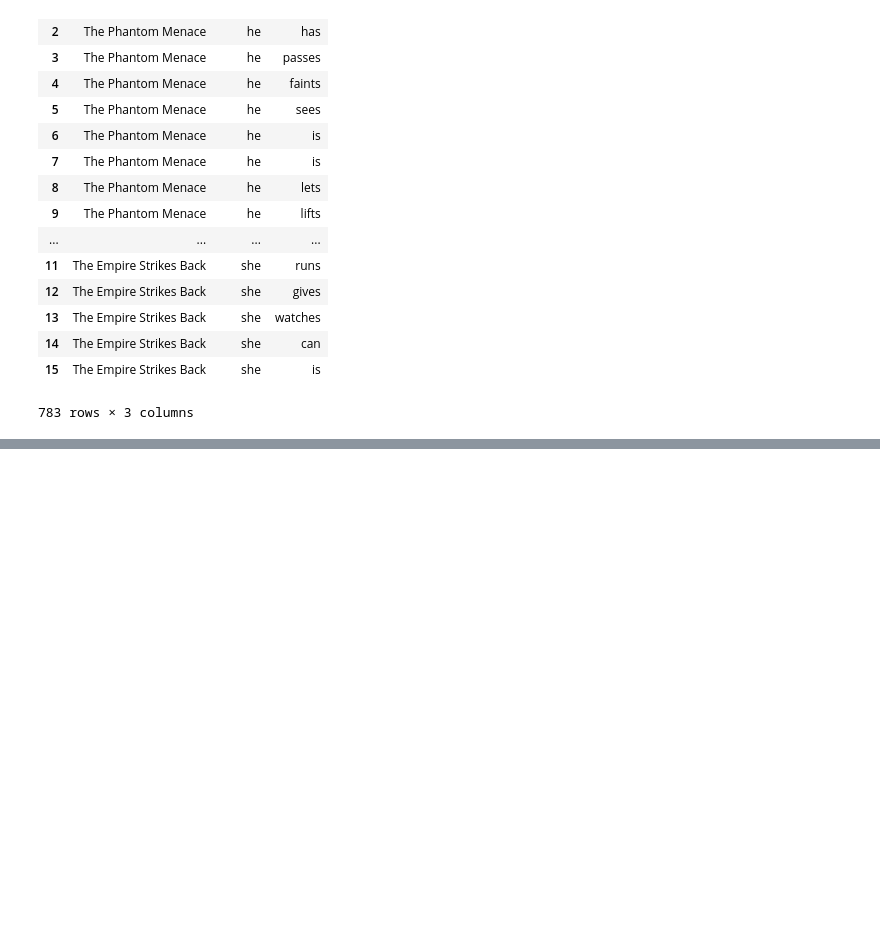
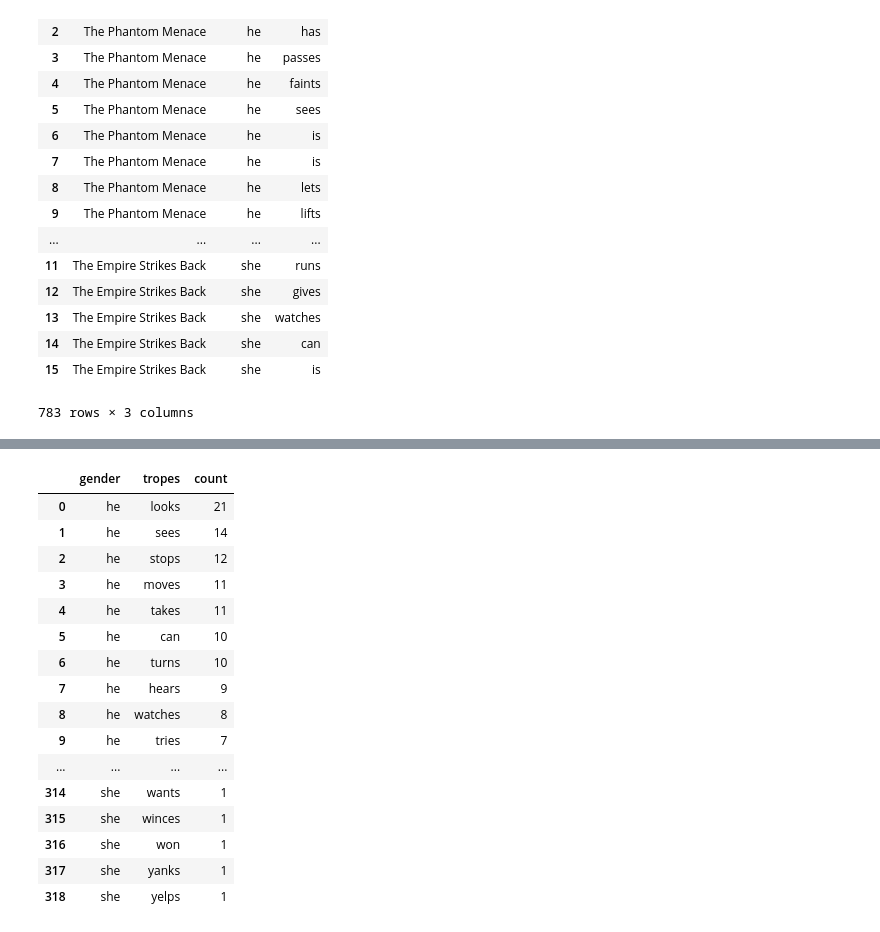
Before and after one commit to JulienAssouline/data-studios-projects, a Jupyter notebook: code/Star_Wars_project/Star Wars tropes.ipynb, the cells around one changed output, grey strips where cells are left out. Drawn from its saved outputs; the diff is of its cells as text; code cells hidden in the pictures; blank space fills up the shorter version.

```diff
--- a/code/Star_Wars_project/Star Wars tropes.ipynb
+++ b/code/Star_Wars_project/Star Wars tropes.ipynb
@@ -972,0 +999,23 @@ Star_Wars_tropes.to_csv("Star_Wars_tropes.csv")
+# %%
+Star_Wars_tropes_stop_words = Star_Wars_tropes[Star_Wars_tropes["tropes"] != "is"]
+Star_Wars_tropes_stop_words = Star_Wars_tropes_stop_words[Star_Wars_tropes_stop_words["tropes"] != "and"]
+Star_Wars_tropes_stop_words = Star_Wars_tropes_stop_words[Star_Wars_tropes_stop_words["tropes"] != "was"]
+Star_Wars_tropes_stop_words = Star_Wars_tropes_stop_words[Star_Wars_tropes_stop_words["tropes"] != "doesn"]
+Star_Wars_tropes_stop_words = Star_Wars_tropes_stop_words[Star_Wars_tropes_stop_words["tropes"] != "isn"]
+Star_Wars_tropes_stop_words = Star_Wars_tropes_stop_words[Star_Wars_tropes_stop_words["tropes"] != "does"]
+Star_Wars_tropes_stop_words = Star_Wars_tropes_stop_words[Star_Wars_tropes_stop_words["tropes"] != "could"]
+Star_Wars_tropes_stop_words = Star_Wars_tropes_stop_words[Star_Wars_tropes_stop_words["tropes"] != "about"]
+Star_Wars_tropes_stop_words = Star_Wars_tropes_stop_words[Star_Wars_tropes_stop_words["tropes"] != "Han"]
+Star_Wars_tropes_stop_words = Star_Wars_tropes_stop_words[Star_Wars_tropes_stop_words["tropes"] != "didn"]
+Star_Wars_tropes_stop_words = Star_Wars_tropes_stop_words[Star_Wars_tropes_stop_words["tropes"] != "had"]
+Star_Wars_tropes_stop_words = Star_Wars_tropes_stop_words[Star_Wars_tropes_stop_words["tropes"] != "then"]
+Star_Wars_tropes_stop_words = Star_Wars_tropes_stop_words[Star_Wars_tropes_stop_words["tropes"] != "him"]
+Star_Wars_tropes_stop_words = Star_Wars_tropes_stop_words[Star_Wars_tropes_stop_words["tropes"] != "would"]
+Star_Wars_tropes_stop_words = Star_Wars_tropes_stop_words[Star_Wars_tropes_stop_words["tropes"] != "lokk"]
+Star_Wars_tropes_stop_words = Star_Wars_tropes_stop_words[Star_Wars_tropes_stop_words["tropes"] != "were"]
+Star_Wars_tropes_stop_words = Star_Wars_tropes_stop_words[Star_Wars_tropes_stop_words["tropes"] != "too"]
+Star_Wars_tropes_stop_words = Star_Wars_tropes_stop_words[Star_Wars_tropes_stop_words["tropes"] != "hasn"]
+# %%
+Star_Wars_tropes_stop_words = Star_Wars_tropes_stop_words[Star_Wars_tropes_stop_words["tropes"] != "has"]
+# %%
+Star_Wars_tropes_stop_words = Star_Wars_tropes_stop_words[Star_Wars_tropes_stop_words["tropes"] != "has"]
@@ -972,0 +1025,2 @@ Star_Wars_tropes.to_csv("Star_Wars_tropes.csv")
+# %%
+pd.set_option("display.max_rows",801)
@@ -972,0 +1036,20 @@ Star_Wars_tropes.to_csv("Star_Wars_tropes.csv")
+# %%
+Star_Wars_tropes_stop_words.groupby("gender")["tropes"].value_counts().reset_index(name = "count")
+# %% [output]
+|  | gender | tropes | count |
+| 0 | he | looks | 21 |
+| 1 | he | sees | 14 |
+| 2 | he | stops | 12 |
+| 3 | he | moves | 11 |
+| 4 | he | takes | 11 |
+| 5 | he | can | 10 |
+| 6 | he | turns | 10 |
+| 7 | he | hears | 9 |
+| 8 | he | watches | 8 |
+| 9 | he | tries | 7 |
+| ... | ... | ... | ... |
+| 314 | she | wants | 1 |
+| 315 | she | winces | 1 |
+| 316 | she | won | 1 |
+| 317 | she | yanks | 1 |
+| 318 | she | yelps | 1 |
```
Also changed, not shown: parts of 11 cells of this notebook.
